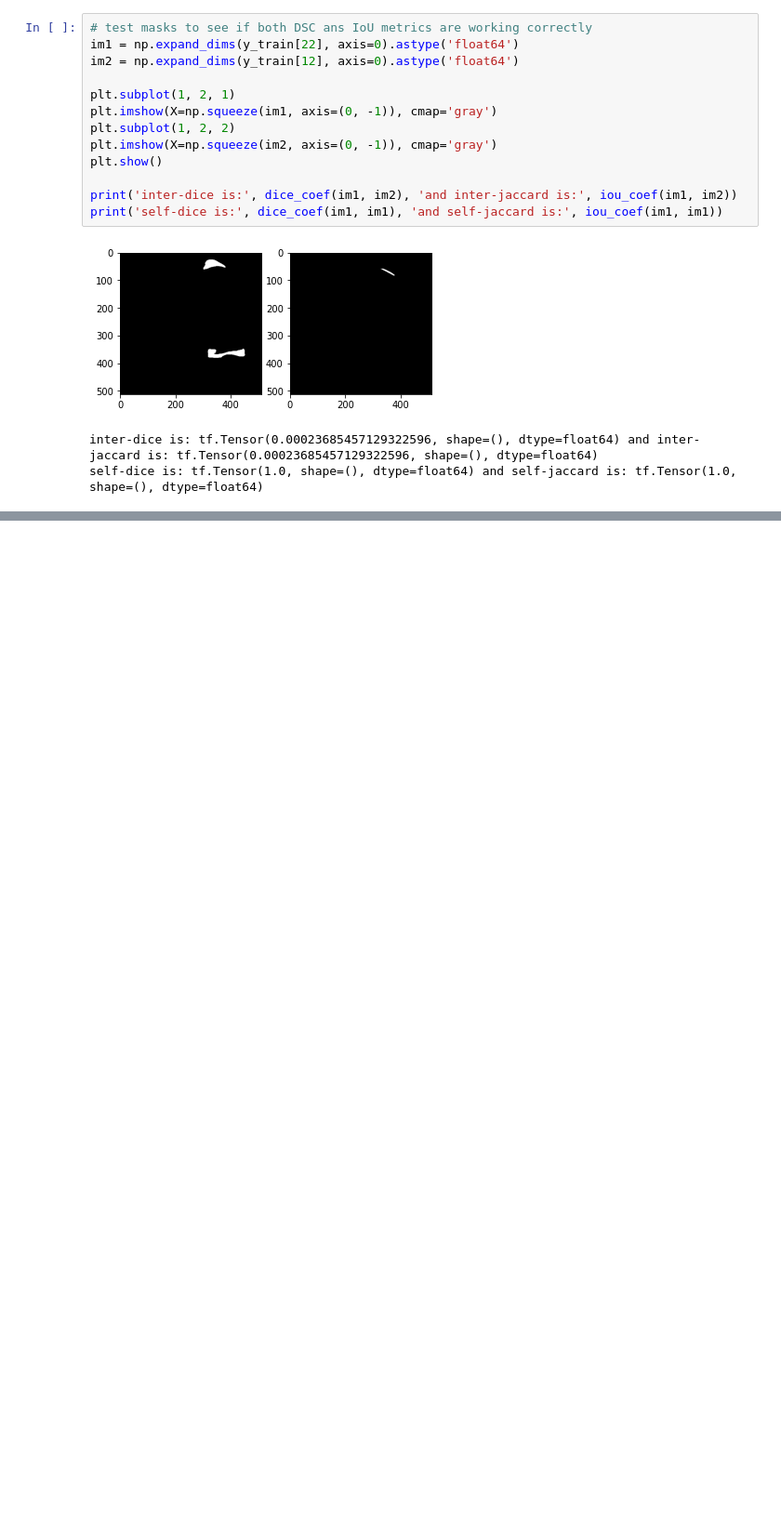
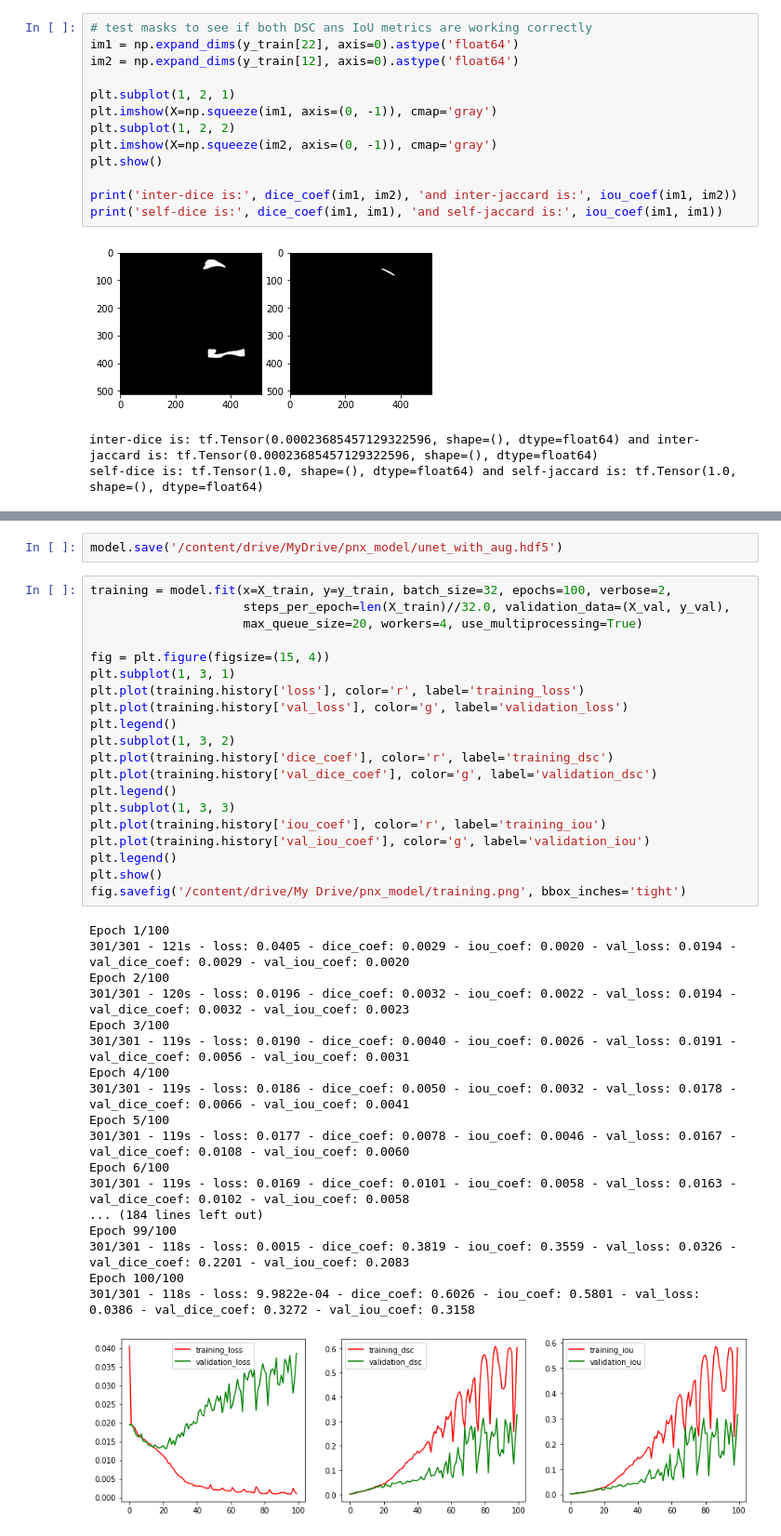
Before and after one commit to armiro/Pneumothorax-Segmentation, a Jupyter notebook: pnx_segmentation.ipynb, the cells around one changed output, grey strips where cells are left out. Shown at 93% size. Cells and saved outputs as stored; diff of their text form; blank space fills up the shorter version.

```diff
--- a/pnx_segmentation.ipynb
+++ b/pnx_segmentation.ipynb
@@ -247 +261,42 @@ cb_list = [checkpoint]
+# %%
+model.save('/content/drive/MyDrive/pnx_model/unet_with_aug.hdf5')
+# %%
+training = model.fit(x=X_train, y=y_train, batch_size=32, epochs=100, verbose=2,
+                     steps_per_epoch=len(X_train)//32.0, validation_data=(X_val, y_val),
+                     max_queue_size=20, workers=4, use_multiprocessing=True)
+
+fig = plt.figure(figsize=(15, 4))
+plt.subplot(1, 3, 1)
+plt.plot(training.history['loss'], color='r', label='training_loss')
+plt.plot(training.history['val_loss'], color='g', label='validation_loss')
+plt.legend()
+plt.subplot(1, 3, 2)
+plt.plot(training.history['dice_coef'], color='r', label='training_dsc')
+plt.plot(training.history['val_dice_coef'], color='g', label='validation_dsc')
+plt.legend()
+plt.subplot(1, 3, 3)
+plt.plot(training.history['iou_coef'], color='r', label='training_iou')
+plt.plot(training.history['val_iou_coef'], color='g', label='validation_iou')
+plt.legend()
+plt.show()
+fig.savefig('/content/drive/My Drive/pnx_model/training.png', bbox_inches='tight')
+# %% [output]
+Epoch 1/100
+301/301 - 121s - loss: 0.0405 - dice_coef: 0.0029 - iou_coef: 0.0020 - val_loss: 0.0194 - val_dice_coef: 0.0029 - val_iou_coef: 0.0020
+Epoch 2/100
+301/301 - 120s - loss: 0.0196 - dice_coef: 0.0032 - iou_coef: 0.0022 - val_loss: 0.0194 - val_dice_coef: 0.0032 - val_iou_coef: 0.0023
+Epoch 3/100
+301/301 - 119s - loss: 0.0190 - dice_coef: 0.0040 - iou_coef: 0.0026 - val_loss: 0.0191 - val_dice_coef: 0.0056 - val_iou_coef: 0.0031
+Epoch 4/100
+301/301 - 119s - loss: 0.0186 - dice_coef: 0.0050 - iou_coef: 0.0032 - val_loss: 0.0178 - val_dice_coef: 0.0066 - val_iou_coef: 0.0041
+Epoch 5/100
+301/301 - 119s - loss: 0.0177 - dice_coef: 0.0078 - iou_coef: 0.0046 - val_loss: 0.0167 - val_dice_coef: 0.0108 - val_iou_coef: 0.0060
+Epoch 6/100
+301/301 - 119s - loss: 0.0169 - dice_coef: 0.0101 - iou_coef: 0.0058 - val_loss: 0.0163 - val_dice_coef: 0.0102 - val_iou_coef: 0.0058
+... (184 lines left out)
+Epoch 99/100
+301/301 - 118s - loss: 0.0015 - dice_coef: 0.3819 - iou_coef: 0.3559 - val_loss: 0.0326 - val_dice_coef: 0.2201 - val_iou_coef: 0.2083
+Epoch 100/100
+301/301 - 118s - loss: 9.9822e-04 - dice_coef: 0.6026 - iou_coef: 0.5801 - val_loss: 0.0386 - val_dice_coef: 0.3272 - val_iou_coef: 0.3158
+[figure, added]
 # %%
```
Also changed, not shown: parts of 20 cells of this notebook.
